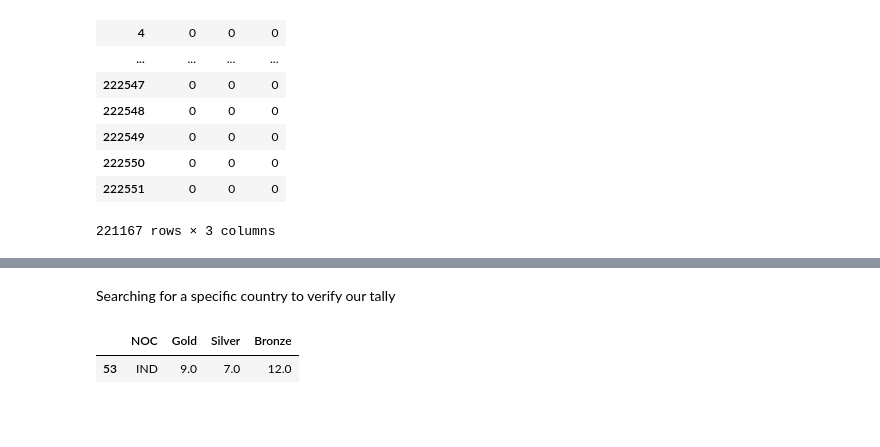
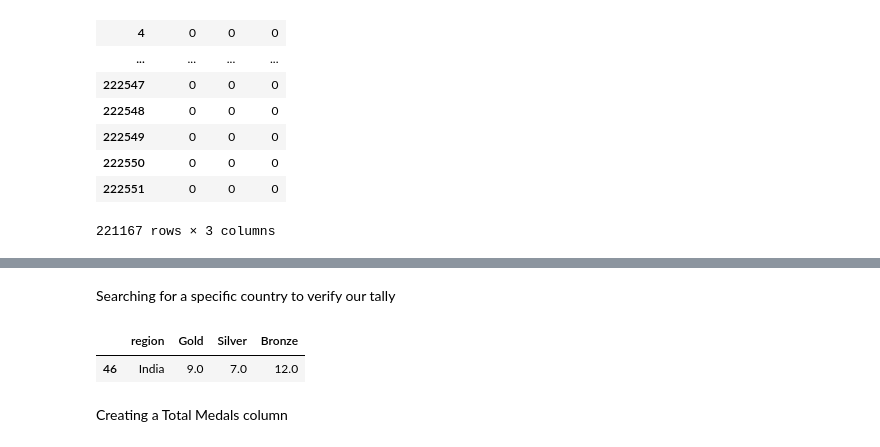
Before and after one commit to Bruhkhari/MPR6_notebook, a Jupyter notebook: Analysis.ipynb, the cells around one changed output, grey strips where cells are left out. Saved outputs shown, nothing was run; the diff lists cells and outputs as text; code cells hidden in the pictures; blank space fills up the shorter version.

```diff
--- a/Analysis.ipynb
+++ b/Analysis.ipynb
@@ -174,9 +174,11 @@ medal_tally.groupby('NOC').sum()[['Gold','Silver','Bronze']].sort_values('Gold',
 # %%
-medal_tally = medal_tally.groupby('NOC').sum()[['Gold','Silver','Bronze']].sort_values('Gold', ascending=False).reset_index()
+medal_tally = medal_tally.groupby('region').sum()[['Gold','Silver','Bronze']].sort_values('Gold', ascending=False).reset_index()
-# %% [markdown]
-Searching for a specific country to verify our tally
+# %% [markdown]
+Searching for a specific country to verify our tally
 # %%
-medal_tally[medal_tally['NOC']=='IND']
+medal_tally[medal_tally['region']=='India']
 # %% [output]
-|  | NOC | Gold | Silver | Bronze |
-| 53 | IND | 9.0 | 7.0 | 12.0 |
+|  | region | Gold | Silver | Bronze |
+| 46 | India | 9.0 | 7.0 | 12.0 |
+# %% [markdown]
+Creating a Total Medals column
```
Also changed, not shown: parts of 31 cells of this notebook.
